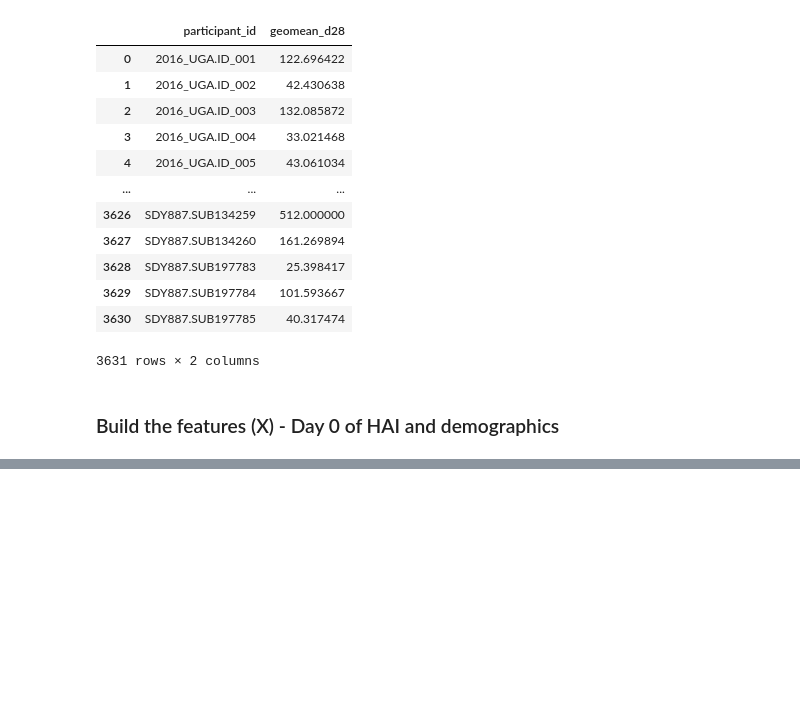
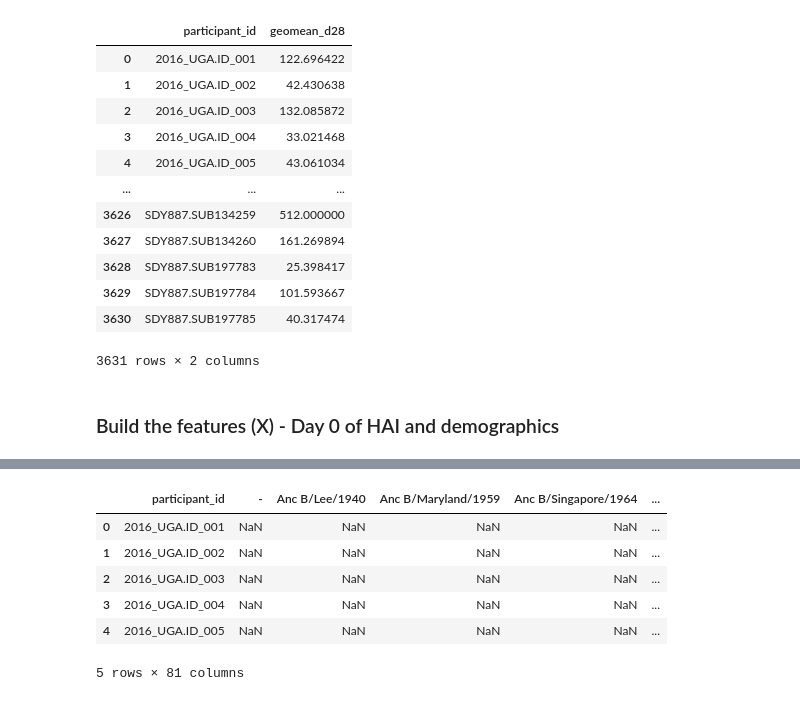
Before and after one commit to DirtyChay/cmi-flu-prediction-challenge, a Jupyter notebook: antibody.ipynb, the cells around one changed output, grey strips where cells are left out. Saved outputs shown, nothing was run; the diff lists cells and outputs as text; code cells hidden in the pictures; blank space fills up the shorter version.

```diff
--- a/antibody.ipynb
+++ b/antibody.ipynb
@@ -186,0 +191,19 @@ X_df = d0_wide.merge(demo, on='participant_id', how='inner')
+# %%
+# Log-transform the HAI columns (brings them to a linear scale)
+hai_cols = [c for c in d0_wide.columns if c != 'participant_id']
+d0_wide[hai_cols] = np.log1p(d0_wide[hai_cols])  # log1p = log(1+x), handles near-zero values
+# Get demographics — one row per participant (drop duplicates since each person appears many times)
+demo = train_merged[['participant_id', 'biological_sex', 'race', 'min_age']].drop_duplicates()
+# Encode categorical variables — models need numbers, not text
+demo = pd.get_dummies(demo, columns=['biological_sex', 'race'], drop_first=True)
+# Merge Day 0 HAI + demographics into one feature table
+X_df = d0_wide.merge(demo, on='participant_id', how='inner')
+X_df.head()
+# %% [output]
+|  | participant_id | - | Anc B/Lee/1940 | Anc B/Maryland/1959 | Anc B/Singapore/1964 | ... |
+| 0 | 2016_UGA.ID_001 | NaN | NaN | NaN | NaN | ... |
+| 1 | 2016_UGA.ID_002 | NaN | NaN | NaN | NaN | ... |
+| 2 | 2016_UGA.ID_003 | NaN | NaN | NaN | NaN | ... |
+| 3 | 2016_UGA.ID_004 | NaN | NaN | NaN | NaN | ... |
+| 4 | 2016_UGA.ID_005 | NaN | NaN | NaN | NaN | ... |
+5 rows × 81 columns
```
Also changed, not shown: parts of 11 cells of this notebook.
